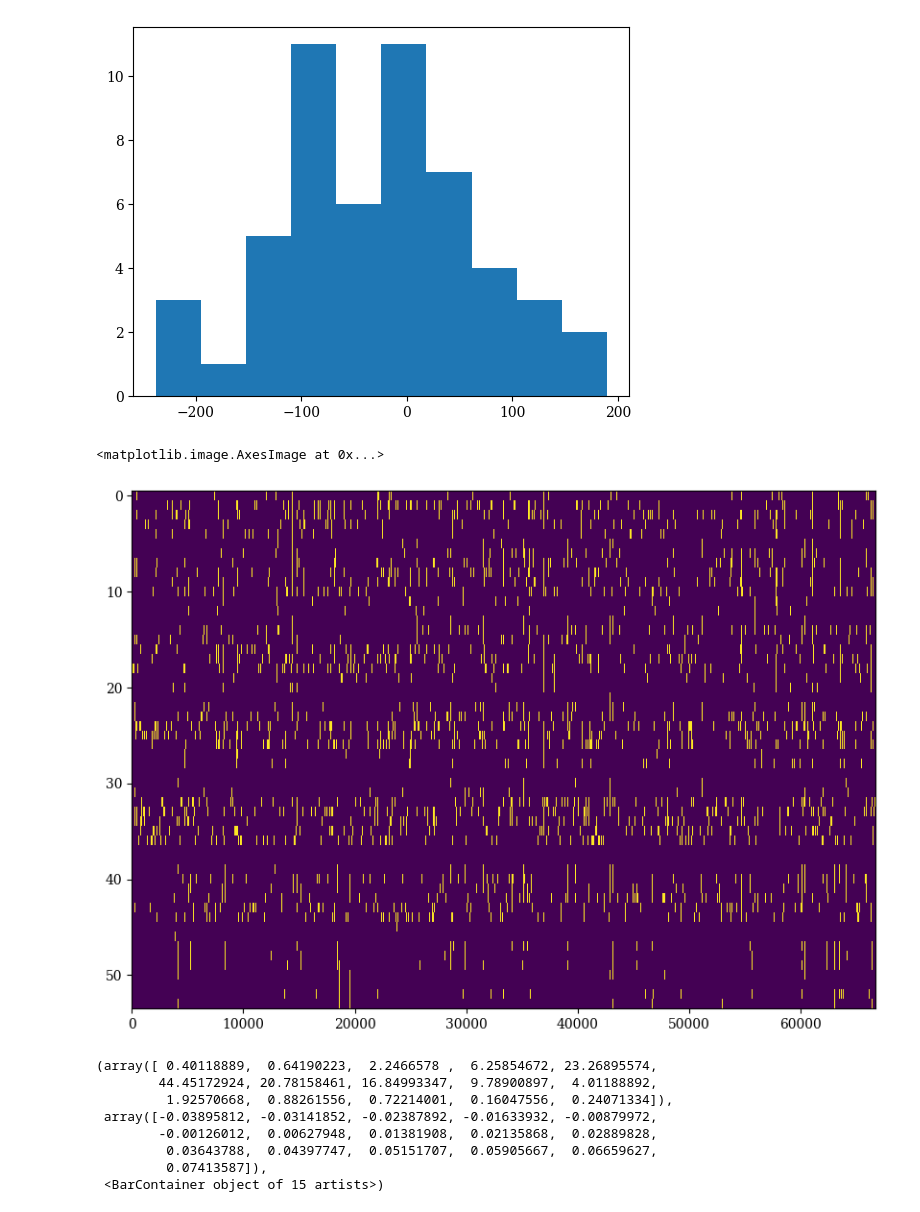
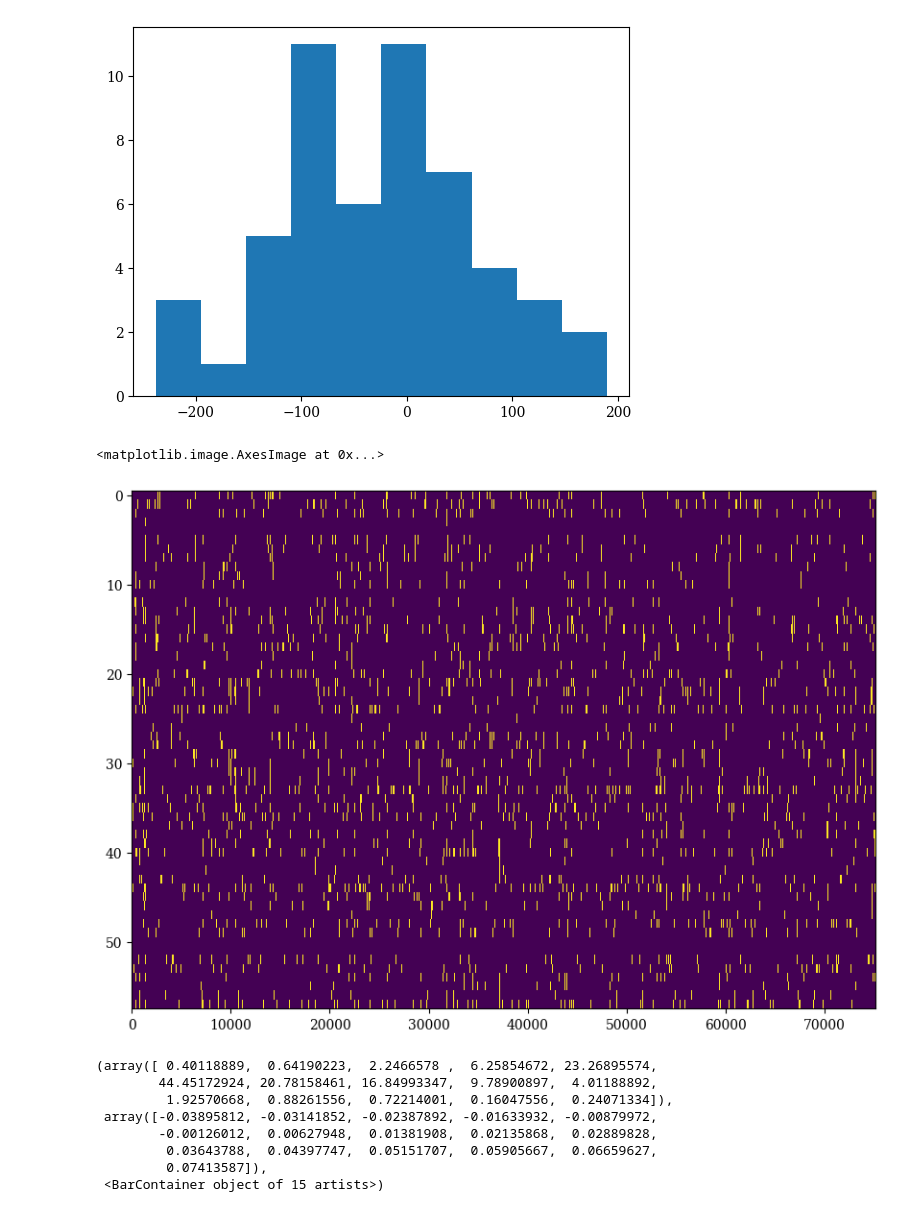
Before and after one commit to Bouwmeester-Lab/spike_train_analysis, a Jupyter notebook: Ising.ipynb, the cells around one changed output. Drawn from its saved outputs; the diff is of its cells as text; code cells hidden in the pictures.

```diff
--- a/Ising.ipynb
+++ b/Ising.ipynb
@@ -218,13 +452,13 @@ plt.hist(h[np.where(h>=-500)])
  <BarContainer object of 10 artists>)
 [figure]
 # %%
-trains_obs = np.loadtxt('C:\\Users\\bow-lab\\Documents\\Code\\data\\Sampaio et. al\\sample3.dat', delimiter=',').T
+trains_obs = np.loadtxt('C:\\Users\\bow-lab\\Documents\\Code\\data\\Sampaio et. al\\sample1.dat', delimiter=',').T
 
 plt.figure(figsize=(10, 7))
 plt.imshow(trains_obs, aspect='auto', interpolation='nearest')
 # %% [output]
 <matplotlib.image.AxesImage at 0x...>
-[figure, old version]
+[figure, new version]
 # %%
 cov = covariance(trains_obs)
 # %%
```
Also changed, not shown: parts of 11 cells of this notebook, 16 other files.
